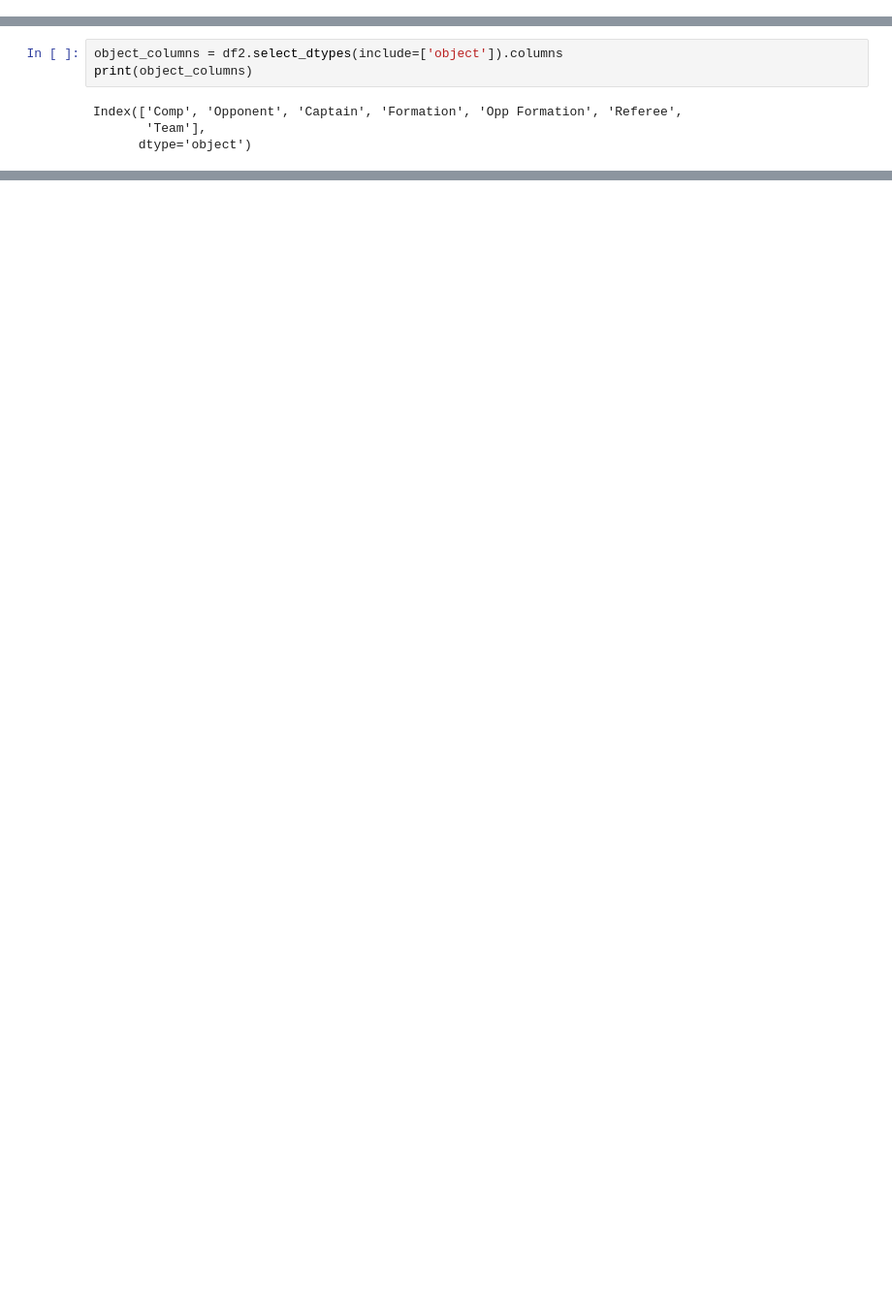
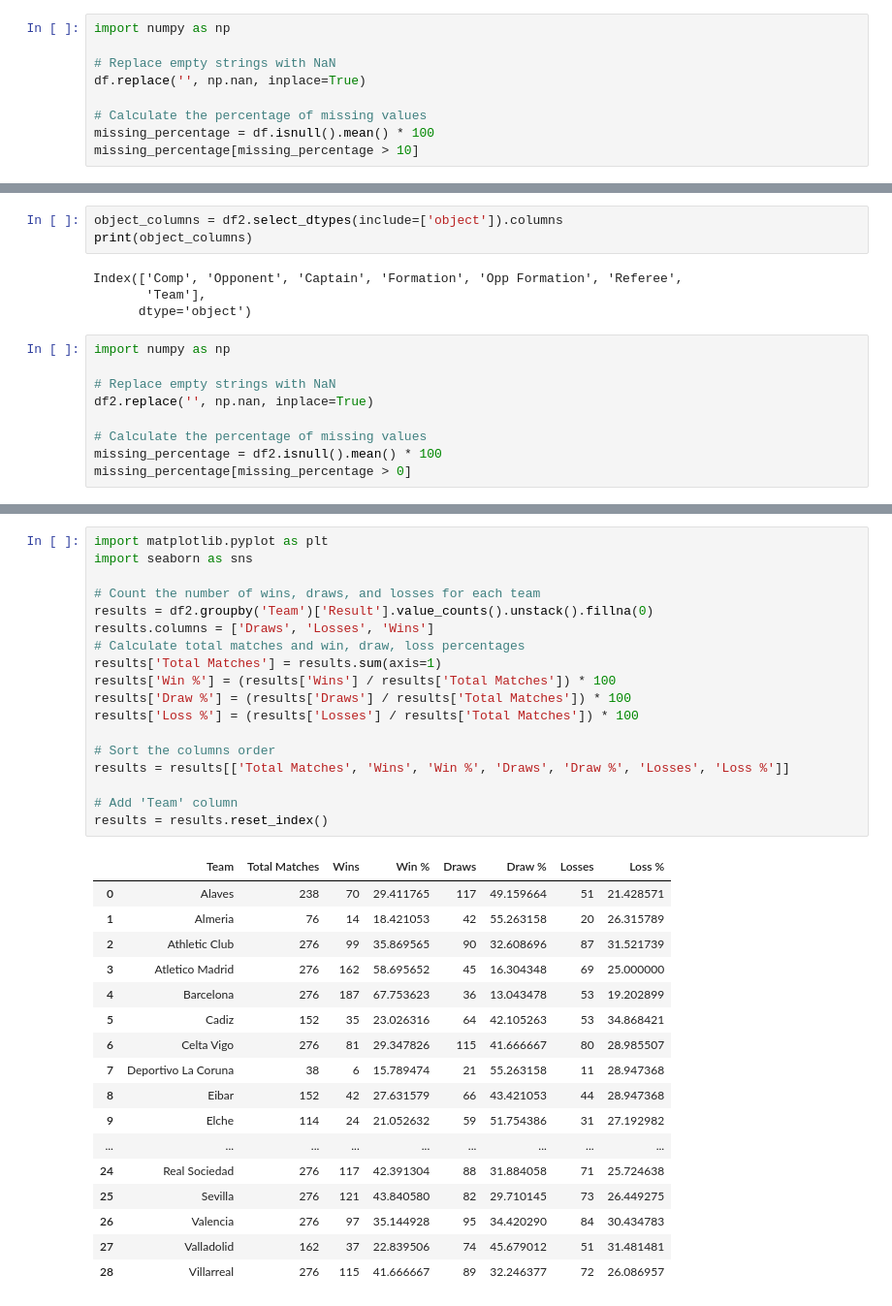
Before and after one commit to DSAI-Creator/Football-Match-Prediction, a Jupyter notebook: src/eda/eda.ipynb, the cells around one changed output, grey strips where cells are left out. Shown: that part at 97% size. Cells and saved outputs as stored; diff of their text form; blank space fills up the shorter version.

```diff
--- a/src/eda/eda.ipynb
+++ b/src/eda/eda.ipynb
@@ -19,0 +36,9 @@ df2.head()
+# %%
+import numpy as np
+
+# Replace empty strings with NaN
+df.replace('', np.nan, inplace=True)
+
+# Calculate the percentage of missing values
+missing_percentage = df.isnull().mean() * 100
+missing_percentage[missing_percentage > 10]
@@ -86,3 +161,12 @@ print(object_columns)
 Index(['Comp', 'Opponent', 'Captain', 'Formation', 'Opp Formation', 'Referee',
        'Team'],
       dtype='object')
+# %%
+import numpy as np
+
+# Replace empty strings with NaN
+df2.replace('', np.nan, inplace=True)
+
+# Calculate the percentage of missing values
+missing_percentage = df2.isnull().mean() * 100
+missing_percentage[missing_percentage > 0]
@@ -88,0 +207,36 @@ Index(['Comp', 'Opponent', 'Captain', 'Formation', 'Opp Formation', 'Referee',
+# %%
+import matplotlib.pyplot as plt
+import seaborn as sns
+
+# Count the number of wins, draws, and losses for each team
+results = df2.groupby('Team')['Result'].value_counts().unstack().fillna(0)
+results.columns = ['Draws', 'Losses', 'Wins']
+# Calculate total matches and win, draw, loss percentages
+results['Total Matches'] = results.sum(axis=1)
+results['Win %'] = (results['Wins'] / results['Total Matches']) * 100
+results['Draw %'] = (results['Draws'] / results['Total Matches']) * 100
+results['Loss %'] = (results['Losses'] / results['Total Matches']) * 100
+
+# Sort the columns order
+results = results[['Total Matches', 'Wins', 'Win %', 'Draws', 'Draw %', 'Losses', 'Loss %']]
+
+# Add 'Team' column
+results = results.reset_index()
+# %% [output]
+|  | Team | Total Matches | Wins | Win % | Draws | Draw % | Losses | Loss % |
+| 0 | Alaves | 238 | 70 | 29.411765 | 117 | 49.159664 | 51 | 21.428571 |
+| 1 | Almeria | 76 | 14 | 18.421053 | 42 | 55.263158 | 20 | 26.315789 |
+| 2 | Athletic Club | 276 | 99 | 35.869565 | 90 | 32.608696 | 87 | 31.521739 |
+| 3 | Atletico Madrid | 276 | 162 | 58.695652 | 45 | 16.304348 | 69 | 25.000000 |
+| 4 | Barcelona | 276 | 187 | 67.753623 | 36 | 13.043478 | 53 | 19.202899 |
+| 5 | Cadiz | 152 | 35 | 23.026316 | 64 | 42.105263 | 53 | 34.868421 |
+| 6 | Celta Vigo | 276 | 81 | 29.347826 | 115 | 41.666667 | 80 | 28.985507 |
+| 7 | Deportivo La Coruna | 38 | 6 | 15.789474 | 21 | 55.263158 | 11 | 28.947368 |
+| 8 | Eibar | 152 | 42 | 27.631579 | 66 | 43.421053 | 44 | 28.947368 |
+| 9 | Elche | 114 | 24 | 21.052632 | 59 | 51.754386 | 31 | 27.192982 |
+| ... | ... | ... | ... | ... | ... | ... | ... | ... |
+| 24 | Real Sociedad | 276 | 117 | 42.391304 | 88 | 31.884058 | 71 | 25.724638 |
+| 25 | Sevilla | 276 | 121 | 43.840580 | 82 | 29.710145 | 73 | 26.449275 |
+| 26 | Valencia | 276 | 97 | 35.144928 | 95 | 34.420290 | 84 | 30.434783 |
+| 27 | Valladolid | 162 | 37 | 22.839506 | 74 | 45.679012 | 51 | 31.481481 |
+| 28 | Villarreal | 276 | 115 | 41.666667 | 89 | 32.246377 | 72 | 26.086957 |
```
Also changed, not shown: parts of 24 cells of this notebook.
